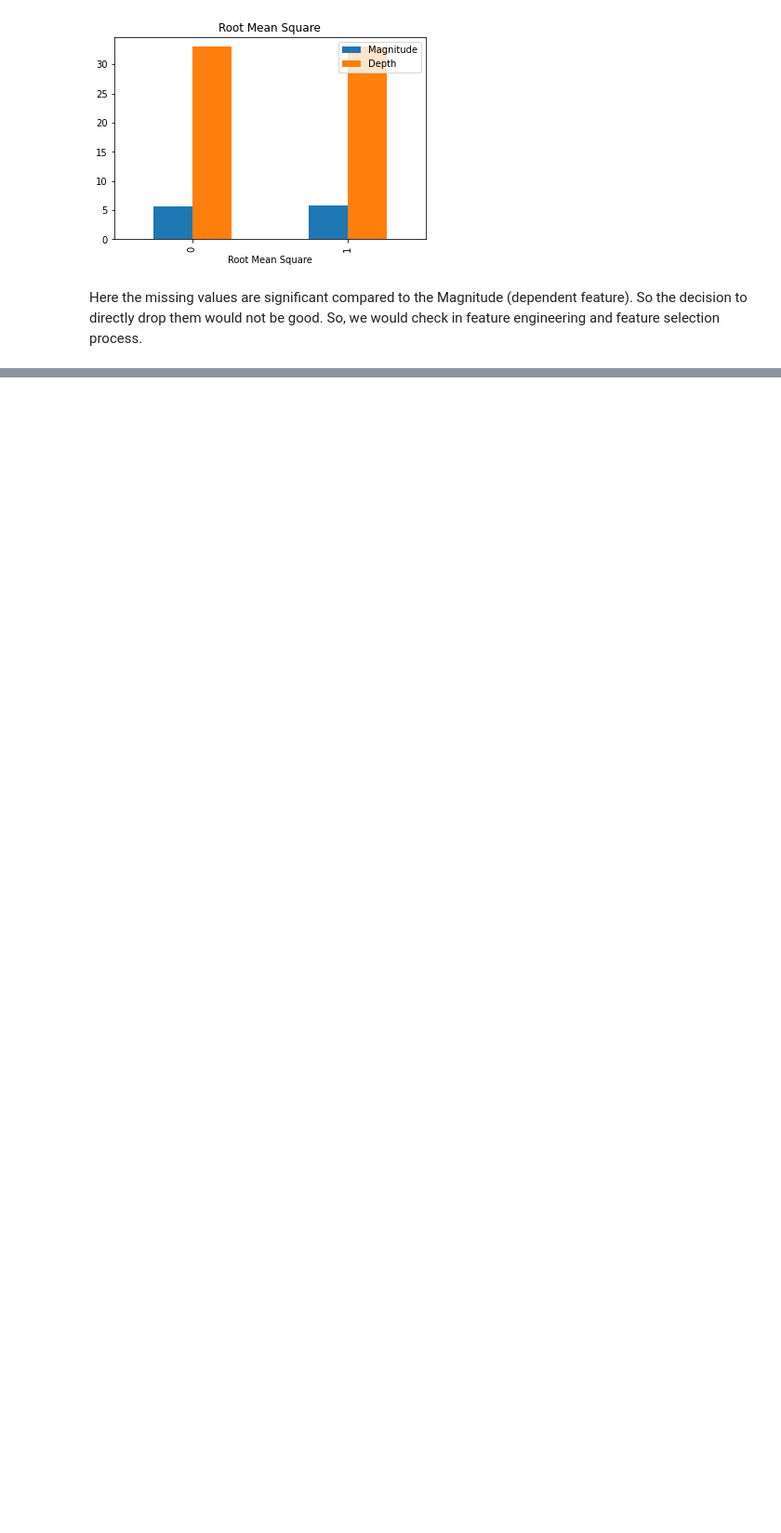
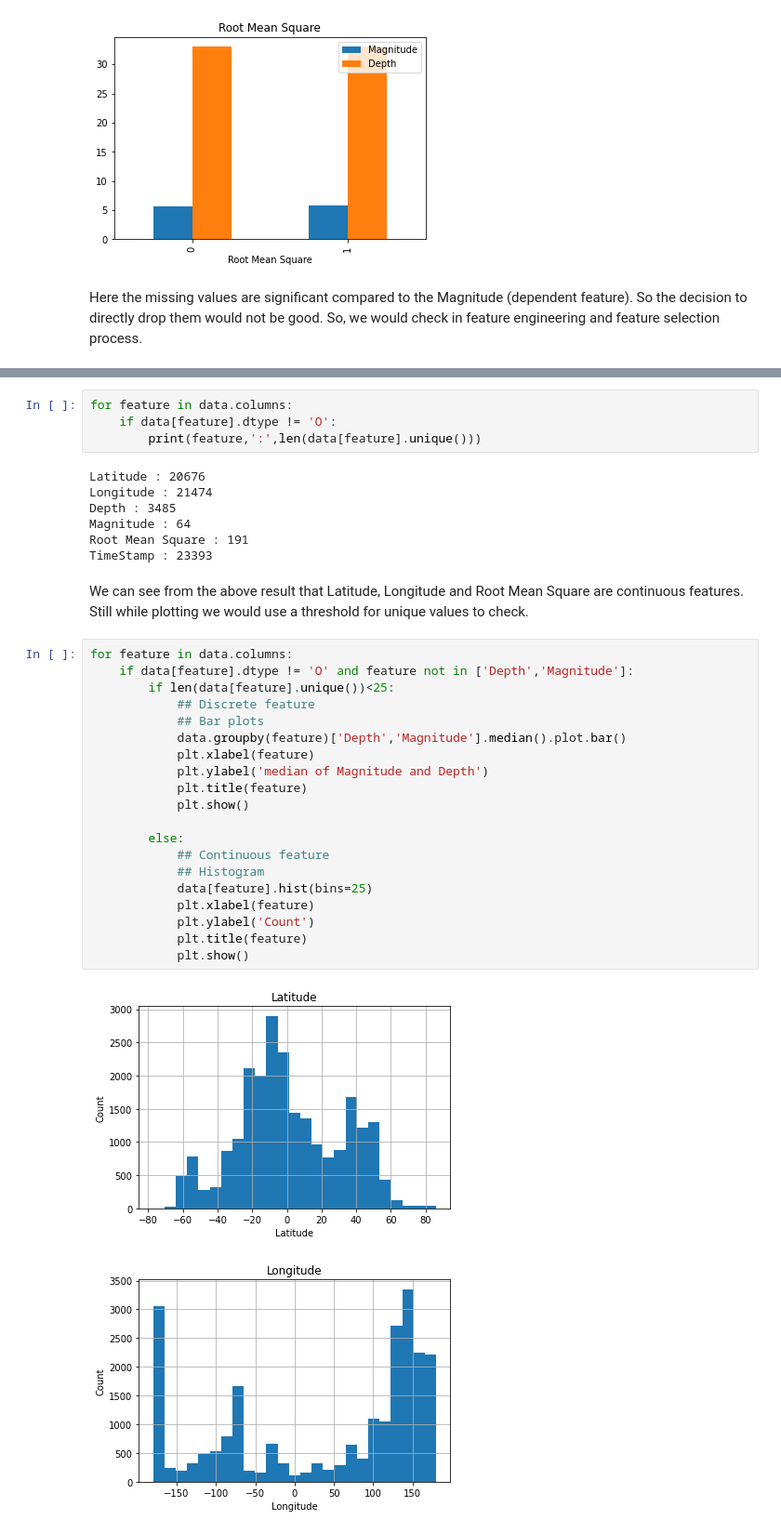
Before and after one commit to shashankbhagat/Earthquake-Prediction, a Jupyter notebook: EarthQuake_decision_tree.ipynb, the cells around one changed output, grey strips where cells are left out. Shown: that part at 93% size. Drawn from its saved outputs; the diff is of its cells as text; blank space fills up the shorter version.

```diff
--- a/EarthQuake_decision_tree.ipynb
+++ b/EarthQuake_decision_tree.ipynb
@@ -124,0 +163,36 @@ True
+# %%
+for feature in data.columns:
+    if data[feature].dtype != 'O':
+        print(feature,':',len(data[feature].unique()))
+# %% [output]
+Latitude : 20676
+Longitude : 21474
+Depth : 3485
+Magnitude : 64
+Root Mean Square : 191
+TimeStamp : 23393
+# %% [markdown]
+We can see from the above result that Latitude, Longitude and Root Mean Square are continuous features. Still while plotting we would use a threshold for unique values to check.
+# %%
+for feature in data.columns:
+    if data[feature].dtype != 'O' and feature not in ['Depth','Magnitude']:
+        if len(data[feature].unique())<25:
+            ## Discrete feature
+            ## Bar plots
+            data.groupby(feature)['Depth','Magnitude'].median().plot.bar()
+            plt.xlabel(feature)
+            plt.ylabel('median of Magnitude and Depth')
+            plt.title(feature)
+            plt.show()
+
+        else:
+            ## Continuous feature
+            ## Histogram
+            data[feature].hist(bins=25)
+            plt.xlabel(feature)
+            plt.ylabel('Count')
+            plt.title(feature)
+            plt.show()
+# %% [output]
+[figure, added]
+[figure, added]
```
Also changed, not shown: parts of 54 cells of this notebook.
